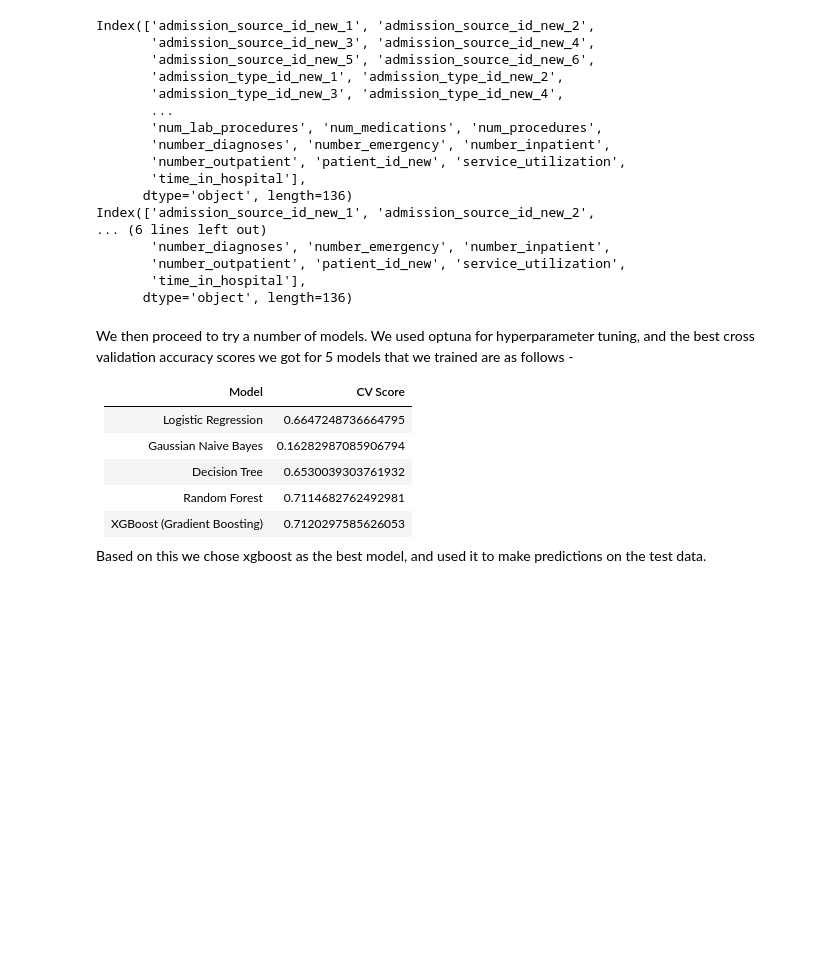
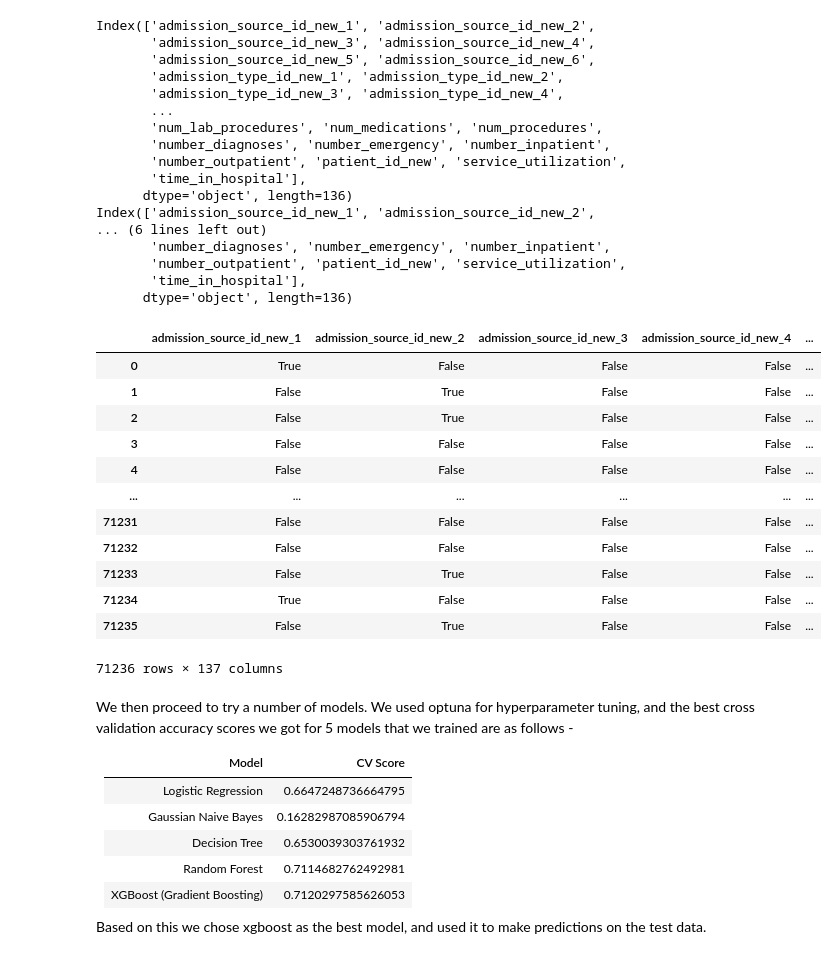
Before and after one commit to SSS-192858/Canadian_re-admittance_ML, a Jupyter notebook: final.ipynb, the cells around one changed output. Cells and saved outputs as stored; diff of their text form; code cells hidden in the pictures; blank space fills up the shorter version.

```diff
--- a/final.ipynb
+++ b/final.ipynb
@@ -580,7 +587,7 @@ We felt the number of entries of admittance of a patient (indicated by the numbe
 # %%
 patient = df['patient_id'].value_counts()
 patient = patient.add(test_df['patient_id'].value_counts(),fill_value=0)
-patient
+patient = patient.astype('int64')
 
 def id_convertor(row):
     return patient[row['patient_id']]
@@ -823,16 +846,33 @@ Index(['admission_source_id_new_1', 'admission_source_id_new_2',
        'time_in_hospital'],
       dtype='object', length=136)
 # %%
-scaler = StandardScaler()
-input_encoded[['patient_id_new','age','num_lab_procedures','number_outpatient', 'number_emergency', 'number_inpatient', 'number_diagnoses', 'changes','num_procedures','num_medications','time_in_hospital']] = scaler.fit_transform(input_encoded[['patient_id_new','age','num_lab_procedures','number_outpatient', 'number_emergency', 'number_inpatient', 'number_diagnoses', 'changes','num_procedures','num_medications','time_in_hospital']].to_numpy())
-test_encoded[['patient_id_new','age','num_lab_procedures','number_outpatient', 'number_emergency', 'number_inpatient', 'number_diagnoses', 'changes','num_procedures','num_medications','time_in_hospital']] = scaler.fit_transform(test_encoded[['patient_id_new','age','num_lab_procedures','number_outpatient', 'number_emergency', 'number_inpatient', 'number_diagnoses', 'changes','num_procedures','num_medications','time_in_hospital']].to_numpy())
+# scaler = StandardScaler()
+# input_encoded[['patient_id_new','age','num_lab_procedures','number_outpatient', 'number_emergency', 'number_inpatient', 'number_diagnoses', 'changes','num_procedures','num_medications','time_in_hospital']] = scaler.fit_transform(input_encoded[['patient_id_new','age','num_lab_procedures','number_outpatient', 'number_emergency', 'number_inpatient', 'number_diagnoses', 'changes','num_procedures','num_medications','time_in_hospital']].to_numpy())
+# test_encoded[['patient_id_new','age','num_lab_procedures','number_outpatient', 'number_emergency', 'number_inpatient', 'number_diagnoses', 'changes','num_procedures','num_medications','time_in_hospital']] = scaler.fit_transform(test_encoded[['patient_id_new','age','num_lab_procedures','number_outpatient', 'number_emergency', 'number_inpatient', 'number_diagnoses', 'changes','num_procedures','num_medications','time_in_hospital']].to_numpy())
 # %%
 # preprocessor = ColumnTransformer(
 #     transformers=[
 #         ('transformer', PolynomialFeatures(degree=2, include_bias=False), ['time_in_hospital', 'num_lab_procedures', 'num_procedures', 'num_medications', 'number_outpatient', 'number_emergency', 'number_inpatient', 'number_diagnoses']),
 #     ],
 #     remainder='passthrough'
 # )
 
 # input_encoded = preprocessor.fit_transform(input_encoded)
 # test_encoded = preprocessor.transform(test_encoded)
+
+input_encoded['readmission_id'] = labels
+input_encoded
+# %% [output]
+|  | admission_source_id_new_1 | admission_source_id_new_2 | admission_source_id_new_3 | admission_source_id_new_4 | ... |
+| 0 | True | False | False | False | ... |
+| 1 | False | True | False | False | ... |
+| 2 | False | True | False | False | ... |
+| 3 | False | False | False | False | ... |
+| 4 | False | False | False | False | ... |
+| ... | ... | ... | ... | ... | ... |
+| 71231 | False | False | False | False | ... |
+| 71232 | False | False | False | False | ... |
+| 71233 | False | True | False | False | ... |
+| 71234 | True | False | False | False | ... |
+| 71235 | False | True | False | False | ... |
+71236 rows × 137 columns
```
Also changed, not shown: parts of 10 cells of this notebook, 10 other files.
